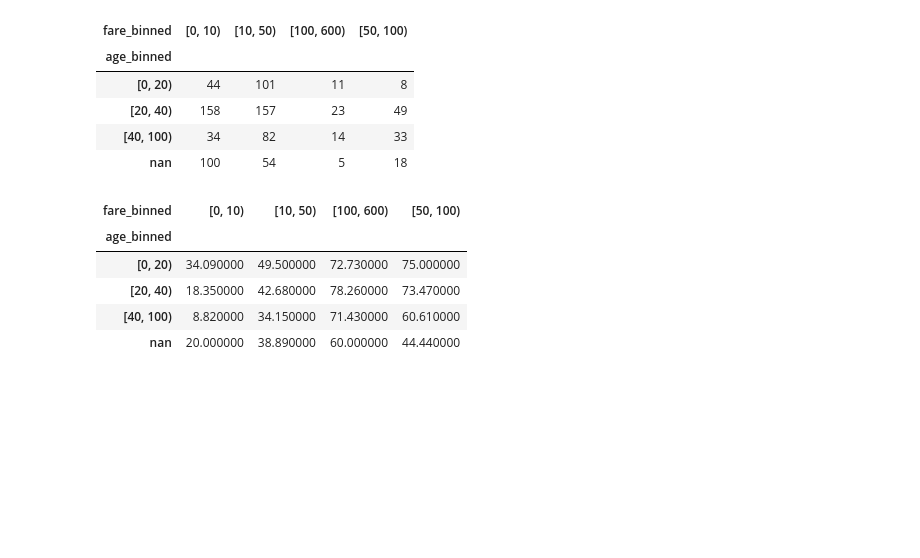
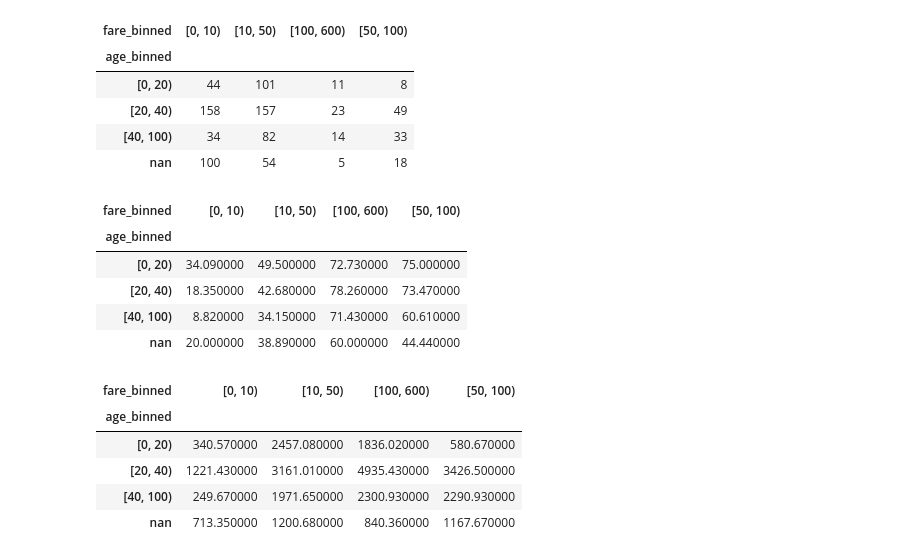
Before and after one commit to 0xdomyz/python_collection, a Jupyter notebook: data/analysis/interaction.ipynb, the cells around one changed output. Drawn from its saved outputs; the diff is of its cells as text; code cells hidden in the pictures; blank space fills up the shorter version.

```diff
--- a/data/analysis/interaction.ipynb
+++ b/data/analysis/interaction.ipynb
@@ -82,3 +102,14 @@ _2.style.background_gradient(cmap="RdYlGn")
 | [20, 40) | 18.350000 | 42.680000 | 78.260000 | 73.470000 |
 | [40, 100) | 8.820000 | 34.150000 | 71.430000 | 60.610000 |
 | nan | 20.000000 | 38.890000 | 60.000000 | 44.440000 |
+# %%
+_.pivot(index="age_binned", columns="fare_binned", values="fare").round(2).style.map(
+    lambda v: "background-color:darkred;" if v < _["fare"].sum()/len(_) else None
+)
+# %% [output]
+| fare_binned | [0, 10) | [10, 50) | [100, 600) | [50, 100) |
+| age_binned |  |  |  |  |
+| [0, 20) | 340.570000 | 2457.080000 | 1836.020000 | 580.670000 |
+| [20, 40) | 1221.430000 | 3161.010000 | 4935.430000 | 3426.500000 |
+| [40, 100) | 249.670000 | 1971.650000 | 2300.930000 | 2290.930000 |
+| nan | 713.350000 | 1200.680000 | 840.360000 | 1167.670000 |
```
Also changed, not shown: parts of 8 cells of this notebook, 1 other file.
